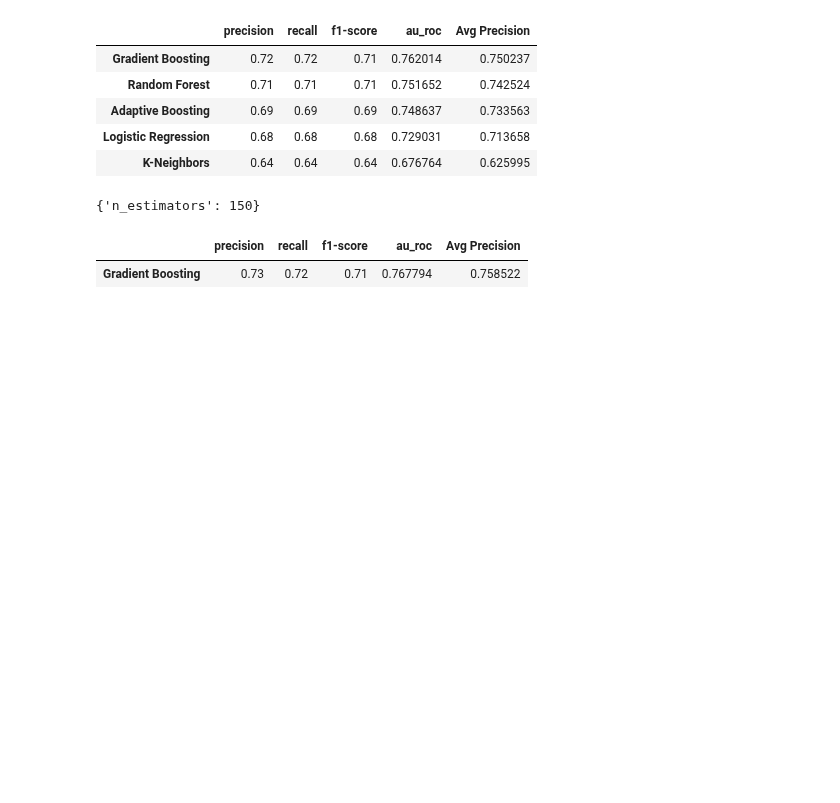
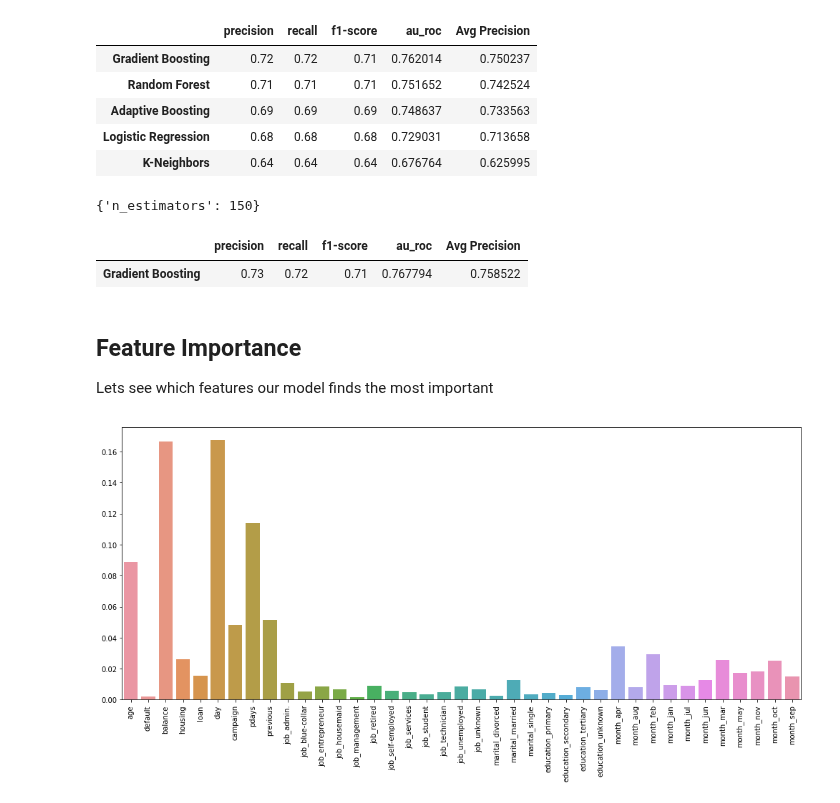
Before and after one commit to Edwardp17/Kaggle, a Jupyter notebook: marketing_bank/marketing_bank.ipynb, the cells around one changed output. Drawn from its saved outputs; the diff is of its cells as text; code cells hidden in the pictures; blank space fills up the shorter version.

```diff
--- a/marketing_bank/marketing_bank.ipynb
+++ b/marketing_bank/marketing_bank.ipynb
@@ -478,3 +481,18 @@ gb_v_score
 | Gradient Boosting | 0.73 | 0.72 | 0.71 | 0.767794 | 0.758522 |
 # %%
 #These are pretty low scores, will revisit and try to improve them
+# %% [markdown]
+## Feature Importance
+Lets see which features our model finds the most important
+# %%
+features = X.columns
+importances = gb_v_fit[0].feature_importances_
+indices = np.argsort(importances)
+
+
+fig, ax = plt.subplots()
+fig.set_size_inches(17,7)
+sns.barplot(x = features, y = importances).set_xticklabels(rotation = 90, labels = features)
+plt.show()
+# %% [output]
+[figure, added]
```
Also changed, not shown: parts of 4 cells of this notebook.
